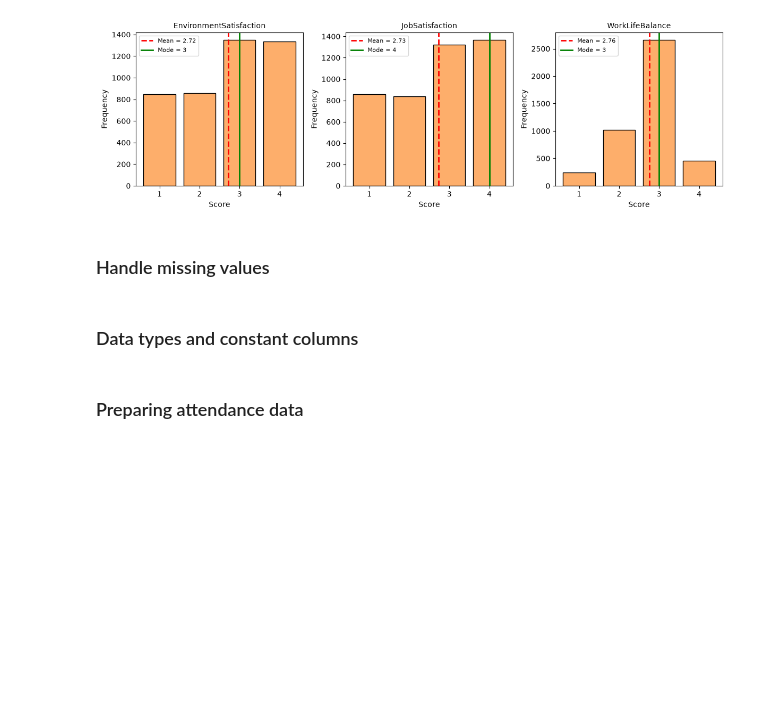
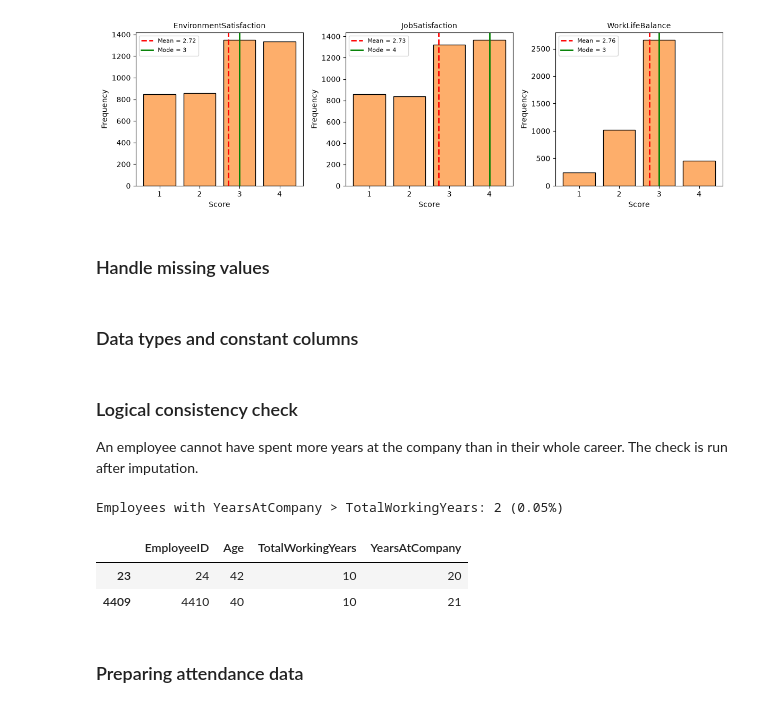
Before and after one commit to DangHoangMinhTu/Project-3---Clustering-HR-Analytics-Case-Study, a Jupyter notebook: HR-Analytics-Case-Study-Clustering.ipynb, the cells around one changed output. Saved outputs shown, nothing was run; the diff lists cells and outputs as text; code cells hidden in the pictures; blank space fills up the shorter version.

```diff
--- a/HR-Analytics-Case-Study-Clustering.ipynb
+++ b/HR-Analytics-Case-Study-Clustering.ipynb
@@ -210,4 +225,9 @@ In-time - Out-time: {'2015-01-26', '2015-04-17', '2015-07-27', '2015-10-30', '20
 # %% [markdown]
 ## Data Loading and Integration
 # %%
-df_final = df_general.merge(df_employee, on='EmployeeID').merge(df_manager, on='EmployeeID')
+# Merge the three employee-level tables on the common key EmployeeID.
+# validate='one_to_one' raises an error if any EmployeeID is repeated in either table.
+df_final = (df_general
+            .merge(df_employee, on='EmployeeID', validate='one_to_one')
+            .merge(df_manager, on='EmployeeID', validate='one_to_one'))
+print(df_final.shape)
@@ -384,6 +406,20 @@ df[cat_cols] = df[cat_cols].astype("category")
 # remove columns with constant features
 const_cols = [c for c in df.columns if df[c].nunique() == 1]
 df = df.drop(columns=const_cols)
+# %% [markdown]
+### Logical consistency check
+An employee cannot have spent more years at the company than in their whole career. The check is run after imputation.
+# %%
+inconsistent = df["YearsAtCompany"] > df["TotalWorkingYears"]
+print(f"Employees with YearsAtCompany > TotalWorkingYears: {inconsistent.sum()} "
+      f"({inconsistent.mean():.2%})")
+# Show them: both cases have an imputed (median) TotalWorkingYears
+df.loc[inconsistent, ["EmployeeID", "Age", "TotalWorkingYears", "YearsAtCompany"]]
+# %% [output]
+Employees with YearsAtCompany > TotalWorkingYears: 2 (0.05%)
+|  | EmployeeID | Age | TotalWorkingYears | YearsAtCompany |
+| 23 | 24 | 42 | 10 | 20 |
+| 4409 | 4410 | 40 | 10 | 21 |
 # %% [markdown]
 ### Preparing attendance data
 # %%
```
Also changed, not shown: parts of 3 cells of this notebook, 4 other files.
